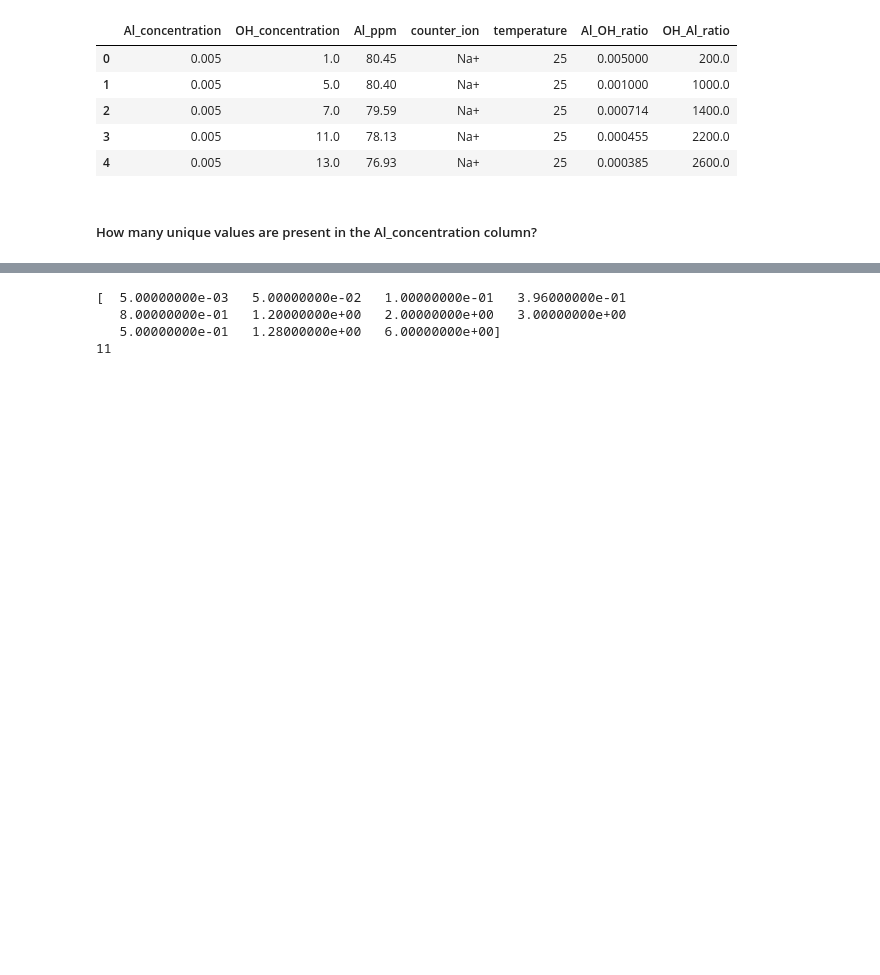
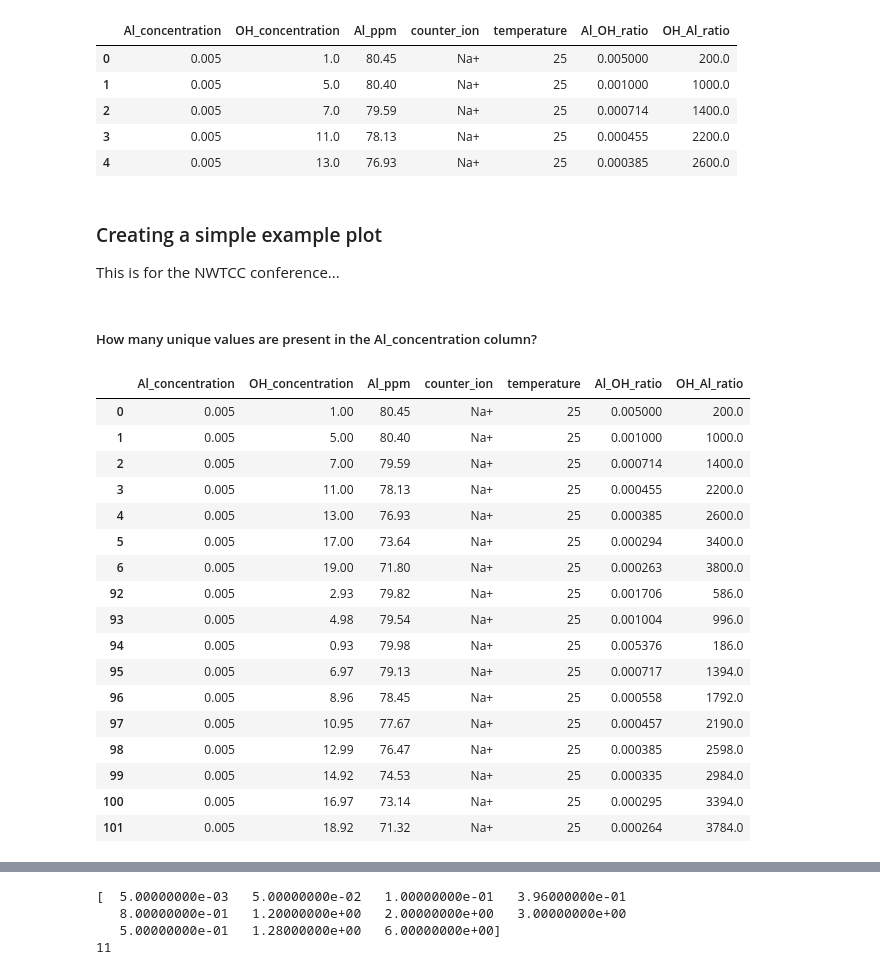
Before and after one commit to biggstd/pyluminate, a Jupyter notebook: notebooks/Al Review Figures.ipynb, the cells around one changed output, grey strips where cells are left out. Saved outputs shown, nothing was run; the diff lists cells and outputs as text; code cells hidden in the pictures; blank space fills up the shorter version.

```diff
--- a/notebooks/Al Review Figures.ipynb
+++ b/notebooks/Al Review Figures.ipynb
@@ -54,3 +54,7 @@ AlNMRData.head()
 | 2 | 0.005 | 7.0 | 79.59 | Na+ | 25 | 0.000714 | 1400.0 |
 | 3 | 0.005 | 11.0 | 78.13 | Na+ | 25 | 0.000455 | 2200.0 |
 | 4 | 0.005 | 13.0 | 76.93 | Na+ | 25 | 0.000385 | 2600.0 |
+# %% [markdown]
+### Creating a simple example plot
+
+This is for the NWTCC conference...
@@ -57,2 +64,23 @@ AlNMRData.head()
 # %% [markdown]
 ##### How many unique values are present in the Al_concentration column?
+# %%
+small_data
+# %% [output]
+|  | Al_concentration | OH_concentration | Al_ppm | counter_ion | temperature | Al_OH_ratio | OH_Al_ratio |
+| 0 | 0.005 | 1.00 | 80.45 | Na+ | 25 | 0.005000 | 200.0 |
+| 1 | 0.005 | 5.00 | 80.40 | Na+ | 25 | 0.001000 | 1000.0 |
+| 2 | 0.005 | 7.00 | 79.59 | Na+ | 25 | 0.000714 | 1400.0 |
+| 3 | 0.005 | 11.00 | 78.13 | Na+ | 25 | 0.000455 | 2200.0 |
+| 4 | 0.005 | 13.00 | 76.93 | Na+ | 25 | 0.000385 | 2600.0 |
+| 5 | 0.005 | 17.00 | 73.64 | Na+ | 25 | 0.000294 | 3400.0 |
+| 6 | 0.005 | 19.00 | 71.80 | Na+ | 25 | 0.000263 | 3800.0 |
+| 92 | 0.005 | 2.93 | 79.82 | Na+ | 25 | 0.001706 | 586.0 |
+| 93 | 0.005 | 4.98 | 79.54 | Na+ | 25 | 0.001004 | 996.0 |
+| 94 | 0.005 | 0.93 | 79.98 | Na+ | 25 | 0.005376 | 186.0 |
+| 95 | 0.005 | 6.97 | 79.13 | Na+ | 25 | 0.000717 | 1394.0 |
+| 96 | 0.005 | 8.96 | 78.45 | Na+ | 25 | 0.000558 | 1792.0 |
+| 97 | 0.005 | 10.95 | 77.67 | Na+ | 25 | 0.000457 | 2190.0 |
+| 98 | 0.005 | 12.99 | 76.47 | Na+ | 25 | 0.000385 | 2598.0 |
+| 99 | 0.005 | 14.92 | 74.53 | Na+ | 25 | 0.000335 | 2984.0 |
+| 100 | 0.005 | 16.97 | 73.14 | Na+ | 25 | 0.000295 | 3394.0 |
+| 101 | 0.005 | 18.92 | 71.32 | Na+ | 25 | 0.000264 | 3784.0 |
```
Also changed, not shown: parts of 16 cells of this notebook.
